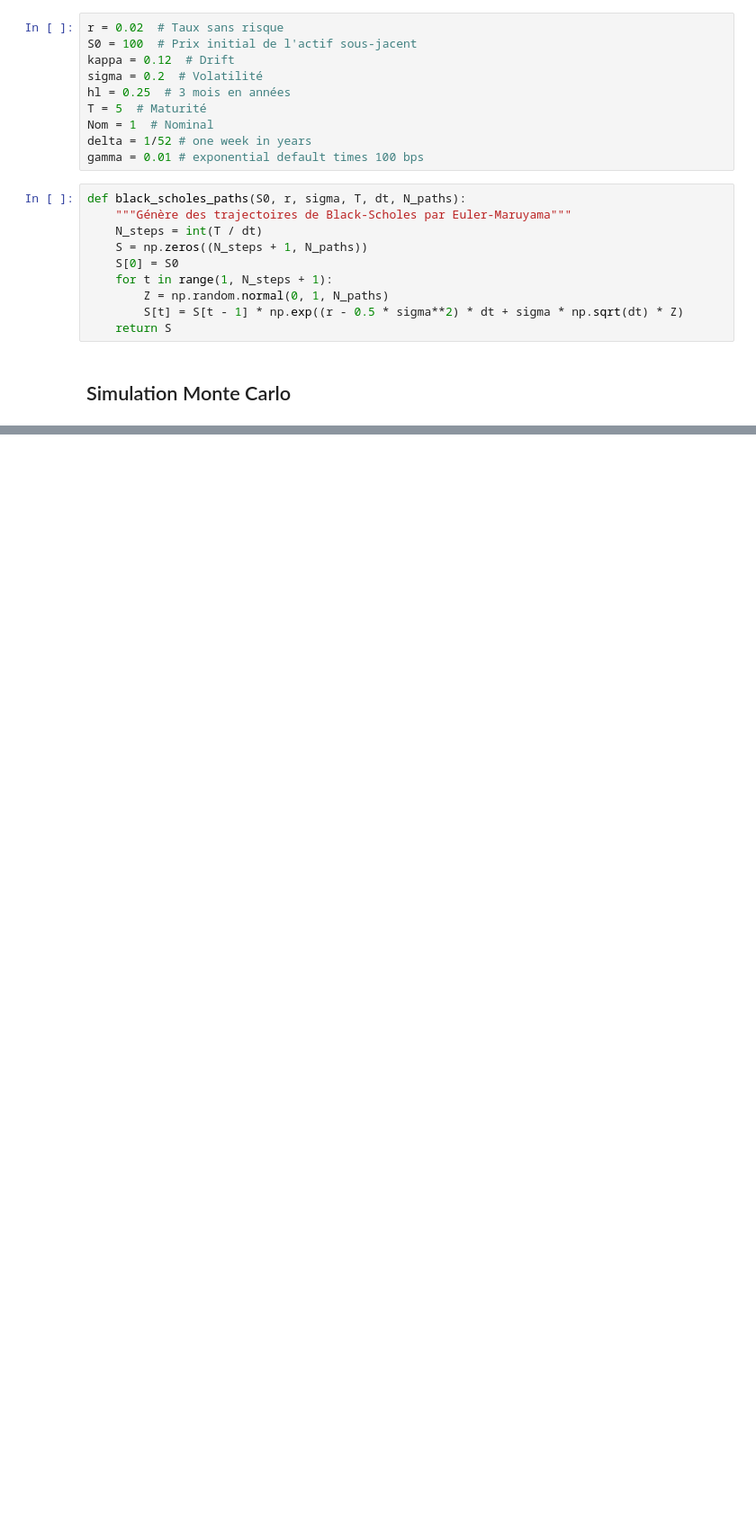
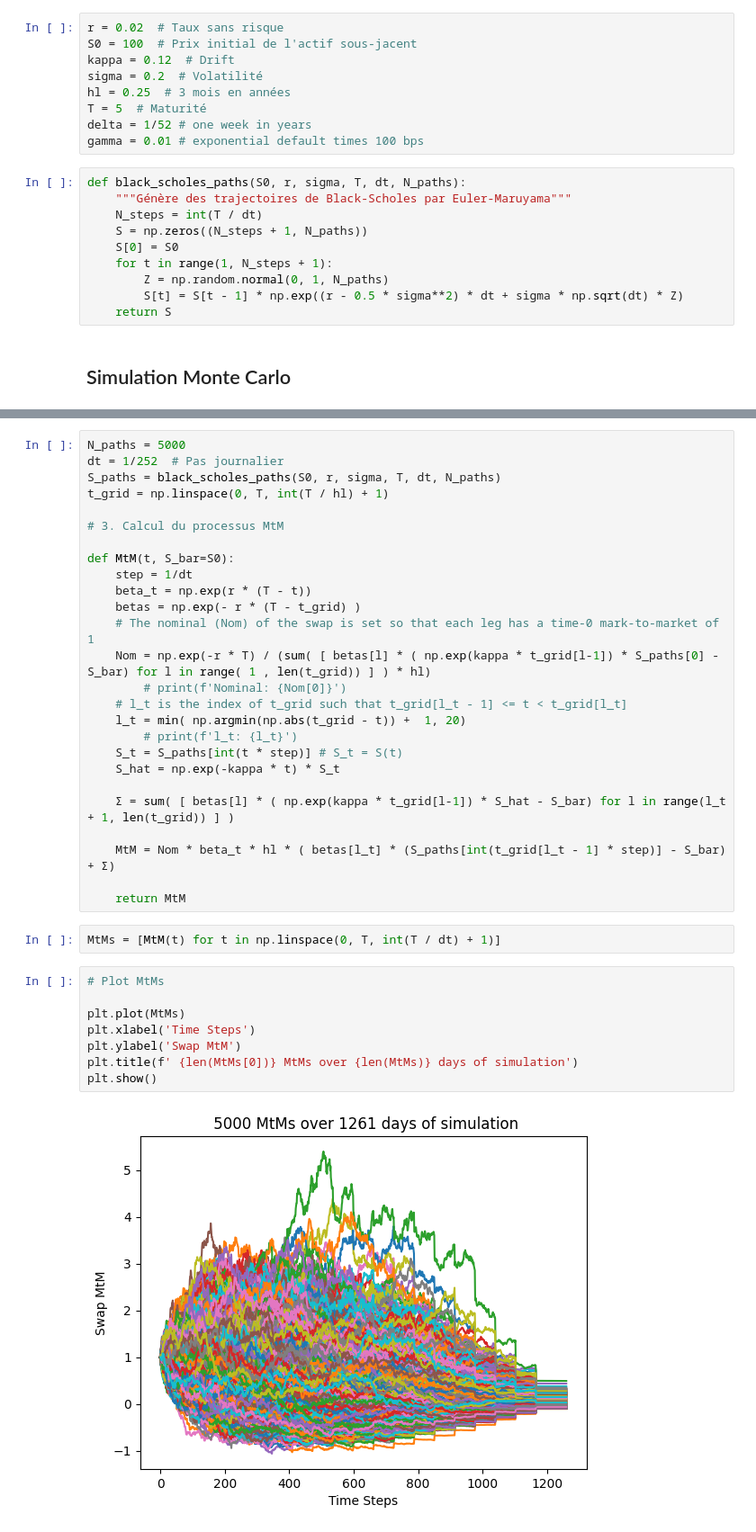
Before and after one commit to Bilg4me/Deep-XVA-Analysis, a Jupyter notebook: notebook.ipynb, the cells around one changed output, grey strips where cells are left out. Shown at 90% size. Drawn from its saved outputs; the diff is of its cells as text; blank space fills up the shorter version.

```diff
--- a/notebook.ipynb
+++ b/notebook.ipynb
@@ -17,7 +17,6 @@ kappa = 0.12  # Drift
 sigma = 0.2  # Volatilité
 hl = 0.25  # 3 mois en années
 T = 5  # Maturité
-Nom = 1  # Nominal
 delta = 1/52 # one week in years
 gamma = 0.01 # exponential default times 100 bps
 # %%
@@ -110,0 +50,38 @@ plt.show()
+# %%
+N_paths = 5000
+dt = 1/252  # Pas journalier
+S_paths = black_scholes_paths(S0, r, sigma, T, dt, N_paths)
+t_grid = np.linspace(0, T, int(T / hl) + 1)
+
+# 3. Calcul du processus MtM
+
+def MtM(t, S_bar=S0):
+    step = 1/dt
+    beta_t = np.exp(r * (T - t))
+    betas = np.exp(- r * (T - t_grid) )
+    # The nominal (Nom) of the swap is set so that each leg has a time-0 mark-to-market of 1
+    Nom = np.exp(-r * T) / (sum( [ betas[l] * ( np.exp(kappa * t_grid[l-1]) * S_paths[0] - S_bar) for l in range( 1 , len(t_grid)) ] ) * hl)
+        # print(f'Nominal: {Nom[0]}')
+    # l_t is the index of t_grid such that t_grid[l_t - 1] <= t < t_grid[l_t]
+    l_t = min( np.argmin(np.abs(t_grid - t)) +  1, 20)
+        # print(f'l_t: {l_t}')
+    S_t = S_paths[int(t * step)] # S_t = S(t)
+    S_hat = np.exp(-kappa * t) * S_t
+
+    Σ = sum( [ betas[l] * ( np.exp(kappa * t_grid[l-1]) * S_hat - S_bar) for l in range(l_t + 1, len(t_grid)) ] )
+
+    MtM = Nom * beta_t * hl * ( betas[l_t] * (S_paths[int(t_grid[l_t - 1] * step)] - S_bar) + Σ)
+
+    return MtM
+# %%
+MtMs = [MtM(t) for t in np.linspace(0, T, int(T / dt) + 1)]
+# %%
+# Plot MtMs
+
+plt.plot(MtMs)
+plt.xlabel('Time Steps')
+plt.ylabel('Swap MtM')
+plt.title(f' {len(MtMs[0])} MtMs over {len(MtMs)} days of simulation')
+plt.show()
+# %% [output]
+[figure, added]
```
Also changed, not shown: parts of 6 cells of this notebook.
